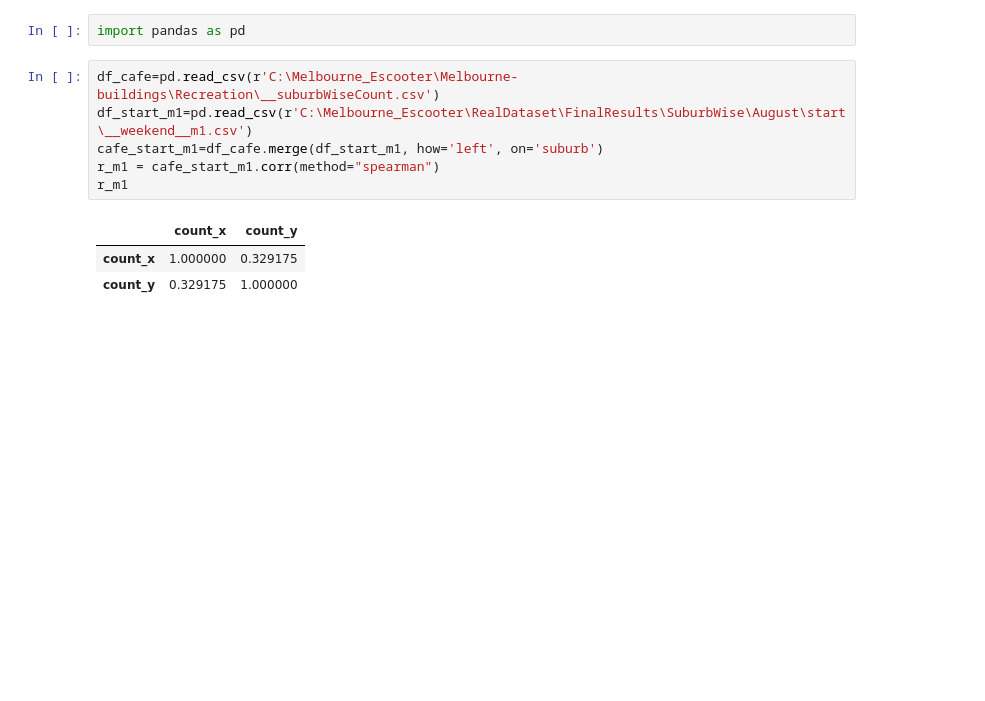
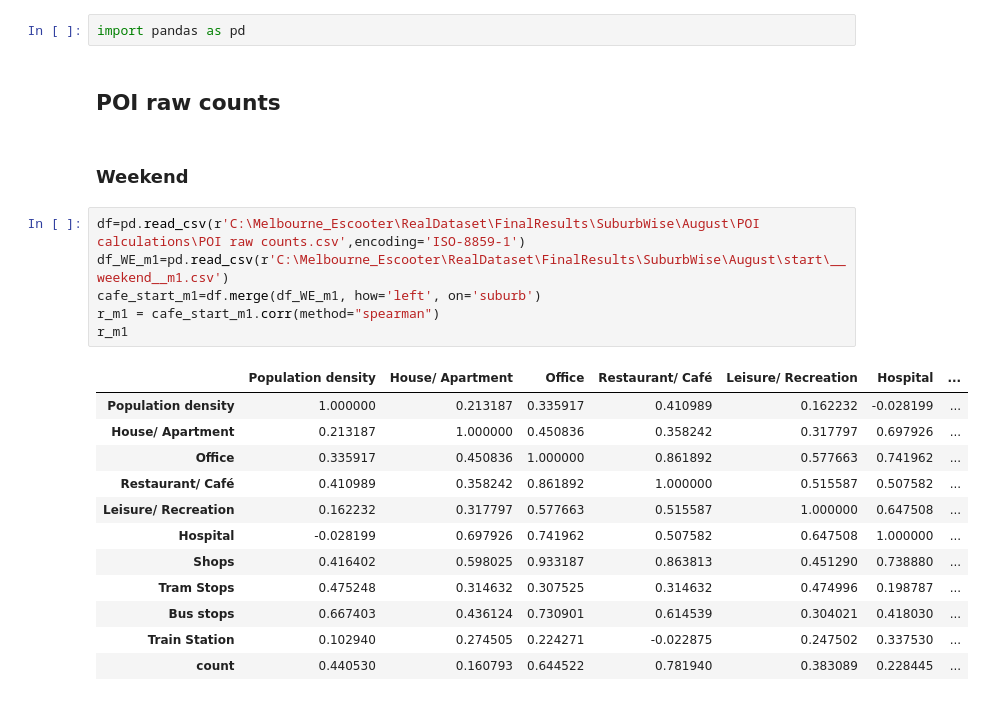
Before and after one commit to HiruniNuwanthika/ChicagoEscooter, a Jupyter notebook: suburb/SpearmanCorrelation-timeIntervals(WD_WE).py.ipynb, the cells around one changed output. Drawn from its saved outputs; the diff is of its cells as text; blank space fills up the shorter version.

```diff
--- a/suburb/SpearmanCorrelation-timeIntervals(WD_WE).py.ipynb
+++ b/suburb/SpearmanCorrelation-timeIntervals(WD_WE).py.ipynb
@@ -1,13 +1,26 @@
 # %%
 import pandas as pd
+# %% [markdown]
+## POI raw counts
+# %% [markdown]
+### Weekend
 # %%
-df_cafe=pd.read_csv(r'C:\Melbourne_Escooter\Melbourne-buildings\Recreation\__suburbWiseCount.csv')
-df_start_m1=pd.read_csv(r'C:\Melbourne_Escooter\RealDataset\FinalResults\SuburbWise\August\start\__weekend__m1.csv')
-cafe_start_m1=df_cafe.merge(df_start_m1, how='left', on='suburb')
+df=pd.read_csv(r'C:\Melbourne_Escooter\RealDataset\FinalResults\SuburbWise\August\POI calculations\POI raw counts.csv',encoding='ISO-8859-1')
+df_WE_m1=pd.read_csv(r'C:\Melbourne_Escooter\RealDataset\FinalResults\SuburbWise\August\start\__weekend__m1.csv')
+cafe_start_m1=df.merge(df_WE_m1, how='left', on='suburb')
 r_m1 = cafe_start_m1.corr(method="spearman")
 r_m1
 # %% [output]
-|  | count_x | count_y |
-| count_x | 1.000000 | 0.329175 |
-| count_y | 0.329175 | 1.000000 |
+|  | Population density | House/ Apartment | Office | Restaurant/ Café | Leisure/ Recreation | Hospital | ... |
+| Population density | 1.000000 | 0.213187 | 0.335917 | 0.410989 | 0.162232 | -0.028199 | ... |
+| House/ Apartment | 0.213187 | 1.000000 | 0.450836 | 0.358242 | 0.317797 | 0.697926 | ... |
+| Office | 0.335917 | 0.450836 | 1.000000 | 0.861892 | 0.577663 | 0.741962 | ... |
+| Restaurant/ Café | 0.410989 | 0.358242 | 0.861892 | 1.000000 | 0.515587 | 0.507582 | ... |
+| Leisure/ Recreation | 0.162232 | 0.317797 | 0.577663 | 0.515587 | 1.000000 | 0.647508 | ... |
+| Hospital | -0.028199 | 0.697926 | 0.741962 | 0.507582 | 0.647508 | 1.000000 | ... |
+| Shops | 0.416402 | 0.598025 | 0.933187 | 0.863813 | 0.451290 | 0.738880 | ... |
+| Tram Stops | 0.475248 | 0.314632 | 0.307525 | 0.314632 | 0.474996 | 0.198787 | ... |
+| Bus stops | 0.667403 | 0.436124 | 0.730901 | 0.614539 | 0.304021 | 0.418030 | ... |
+| Train Station | 0.102940 | 0.274505 | 0.224271 | -0.022875 | 0.247502 | 0.337530 | ... |
+| count | 0.440530 | 0.160793 | 0.644522 | 0.781940 | 0.383089 | 0.228445 | ... |
 # %%
```
Also changed, not shown: parts of 26 cells of this notebook, 2 other files.
